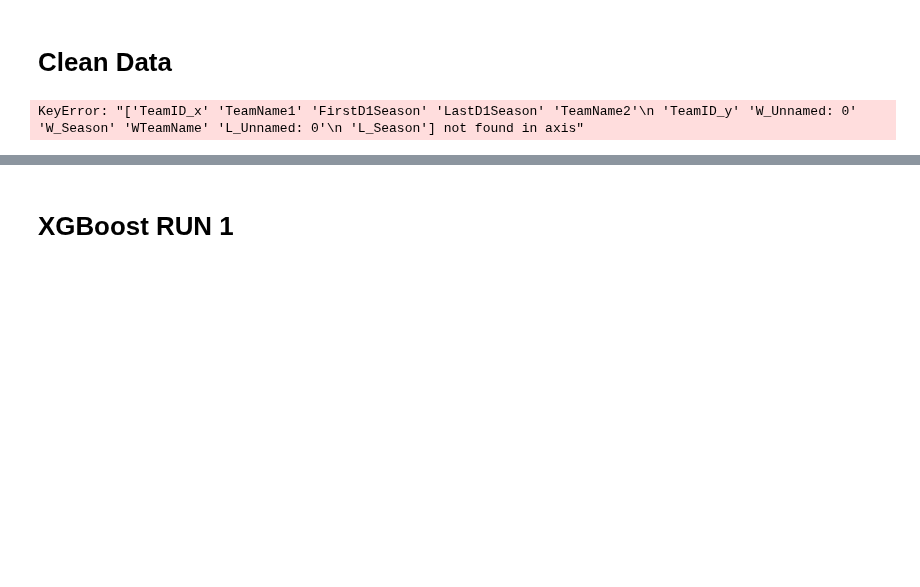
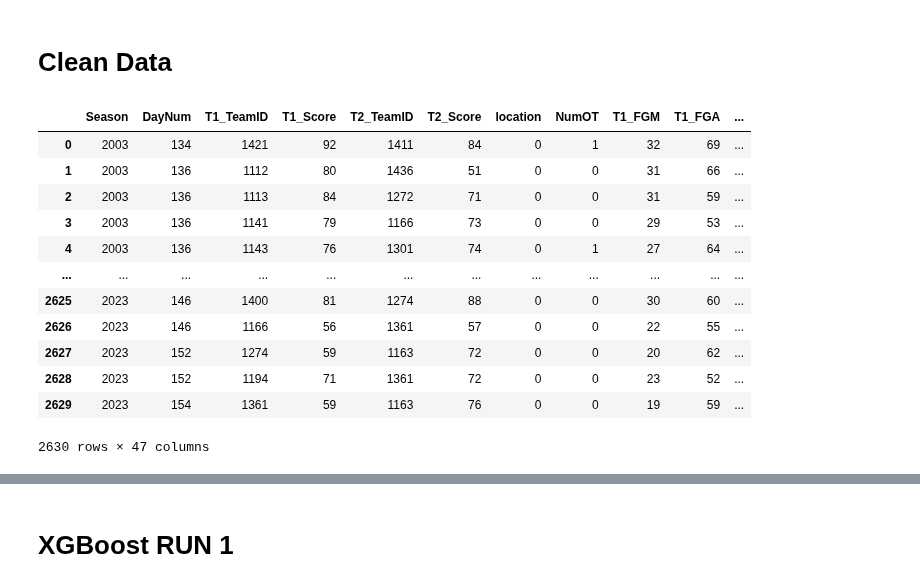
Before and after one commit to joshmccoy2/NCAA_March_Madness, a Jupyter notebook: ADDJOSH.ipynb, the cells around one changed output, grey strips where cells are left out. Cells and saved outputs as stored; diff of their text form; code cells hidden in the pictures; blank space fills up the shorter version.

```diff
--- a/ADDJOSH.ipynb
+++ b/ADDJOSH.ipynb
@@ -671,22 +658,18 @@ merged_filtered_df
 # %% [markdown]
 # Clean Data
 # %%
-import pandas as pd
-
 def prepare_data(df_data):
     df = df_data.copy()
     df.rename(columns={'WLoc': 'location'}, inplace=True)
 
     # Drop unnecessary columns
-    df.drop(columns=['TeamID_x', 'TeamName1', 'FirstD1Season', 'LastD1Season', 'TeamName2', 'Seed',
-                     'TeamID_y', 'W_Unnamed: 0', 'W_Season', 'WTeamName',
-                     'L_Unnamed: 0', 'L_Season'], inplace=True)
 
-    dfswap = df[['Season', 'DayNum', 'LTeamID', 'LScore', 'WTeamID', 'WScore', 'location', 'NumOT',
-                 'LFGM', 'LFGA', 'LFGM3', 'LFGA3', 'LFTM', 'LFTA', 'LOR', 'LDR', 'LAst', 'LTO', 'LStl', 'LBlk', 'LPF',
-                 'WFGM', 'WFGA', 'WFGM3', 'WFGA3', 'WFTM', 'WFTA', 'WOR', 'WDR', 'WAst', 'WTO', 'WStl', 'WBlk', 'WPF',
-                 'WTeamSeedCorr', 'LTeamSeedCorr', 'SCOREDIFF', 'WFGPCT', 'W3PCT', 'WFTPCT', 'WORBCHANCE', 'WORPCT',
-                 'LFGPCT', 'L3PCT', 'LFTPCT', 'LORBCHANCE', 'LORPCT']]
+    dfswap = df[['Season', 'DayNum', 'WTeamID', 'WScore', 'LTeamID', 'LScore', 'location',
+       'NumOT', 'WFGM', 'WFGA', 'WFGM3', 'WFGA3', 'WFTM', 'WFTA', 'WOR', 'WDR',
+       'WAst', 'WTO', 'WStl', 'WBlk', 'WPF', 'LFGM', 'LFGA', 'LFGM3', 'LFGA3',
+       'LFTM', 'LFTA', 'LOR', 'LDR', 'LAst', 'LTO', 'LStl', 'LBlk', 'LPF',
+       'SCOREDIFF', 'WFGPCT', 'W3PCT', 'WFTPCT', 'WORBCHANCE', 'WORPCT',
+       'LFGPCT', 'L3PCT', 'LFTPCT', 'LORBCHANCE', 'LORPCT']]
 
     df.columns = df.columns.str.replace('W', 'T1_')
     df.columns = df.columns.str.replace('L', 'T2_')
@@ -704,6 +687,19 @@ def prepare_data(df_data):
     return output
 # %%
 #tournament_data = prepare_data(detailed_tourney_results)
-tournament_data = prepare_data(merged_df)
+tournament_data = prepare_data(detailed_tourney_results)
+tournament_data
 # %% [output]
+|  | Season | DayNum | T1_TeamID | T1_Score | T2_TeamID | T2_Score | location | NumOT | T1_FGM | T1_FGA | ... |
+| 0 | 2003 | 134 | 1421 | 92 | 1411 | 84 | 0 | 1 | 32 | 69 | ... |
+| 1 | 2003 | 136 | 1112 | 80 | 1436 | 51 | 0 | 0 | 31 | 66 | ... |
+| 2 | 2003 | 136 | 1113 | 84 | 1272 | 71 | 0 | 0 | 31 | 59 | ... |
+| 3 | 2003 | 136 | 1141 | 79 | 1166 | 73 | 0 | 0 | 29 | 53 | ... |
+| 4 | 2003 | 136 | 1143 | 76 | 1301 | 74 | 0 | 1 | 27 | 64 | ... |
+| ... | ... | ... | ... | ... | ... | ... | ... | ... | ... | ... | ... |
+| 2625 | 2023 | 146 | 1400 | 81 | 1274 | 88 | 0 | 0 | 30 | 60 | ... |
+| 2626 | 2023 | 146 | 1166 | 56 | 1361 | 57 | 0 | 0 | 22 | 55 | ... |
+| 2627 | 2023 | 152 | 1274 | 59 | 1163 | 72 | 0 | 0 | 20 | 62 | ... |
+| 2628 | 2023 | 152 | 1194 | 71 | 1361 | 72 | 0 | 0 | 23 | 52 | ... |
+| 2629 | 2023 | 154 | 1361 | 59 | 1163 | 76 | 0 | 0 | 19 | 59 | ... |
-KeyError: "['TeamID_x' 'TeamName1' 'FirstD1Season' 'LastD1Season' 'TeamName2'\n 'TeamID_y' 'W_Unnamed: 0' 'W_Season' 'WTeamName' 'L_Unnamed: 0'\n 'L_Season'] not found in axis"
+2630 rows × 47 columns
```
Also changed, not shown: parts of 47 cells of this notebook.
